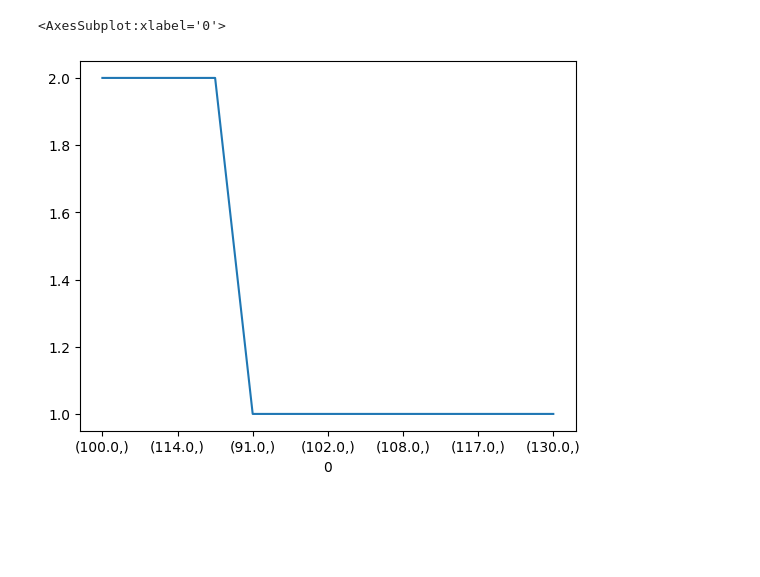
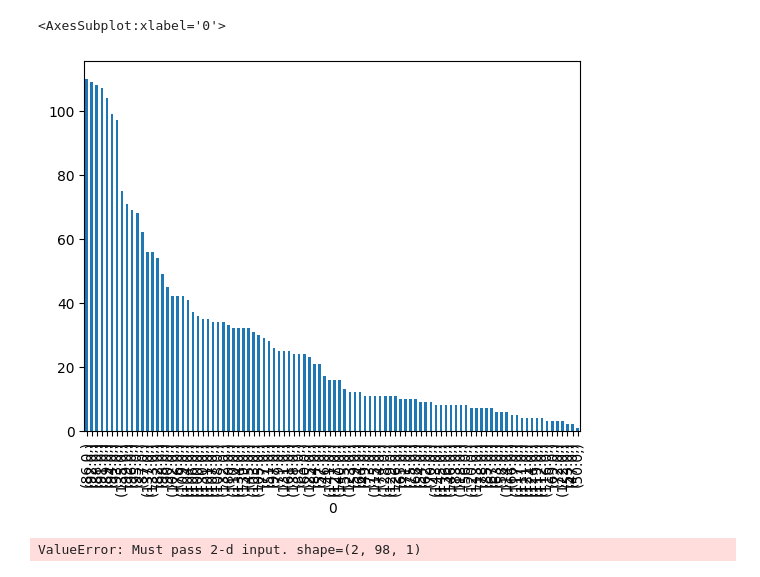
Before and after one commit to Viiviianee/Camp2Code, a Jupyter notebook: Car/lenkwinkelverteilung.ipynb, the cells around one changed output. Cells and saved outputs as stored; diff of their text form; code cells hidden in the pictures; blank space fills up the shorter version.

```diff
--- a/Car/lenkwinkelverteilung.ipynb
+++ b/Car/lenkwinkelverteilung.ipynb
@@ -4,8 +4,8 @@ import pandas as pd
 # %%
 y = np.load("/home/pi/Desktop/Camp2Code/Car/images/y.npy")  # gegebenfalls Pfad von y.npy anpassen
 y = np.sort(y)
 df = pd.DataFrame(data=y)
-df.value_counts().plot()
+df.value_counts().plot(kind="bar")
 # %% [output]
 <AxesSubplot:xlabel='0'>
-[figure, old version]
+[figure, new version]
@@ -11,0 +18,5 @@ df.value_counts().plot()
+# %%
+df = pd.DataFrame(data=[foo_1, foo_2])
+df
+# %% [output]
+ValueError: Must pass 2-d input. shape=(2, 98, 1)
```
Also changed, not shown: parts of 1 cell of this notebook, 2 other files.
